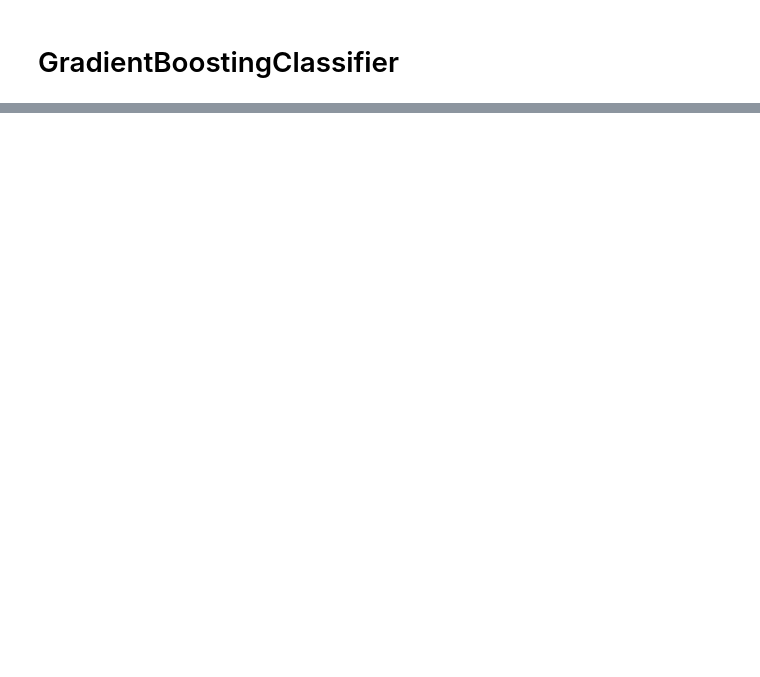
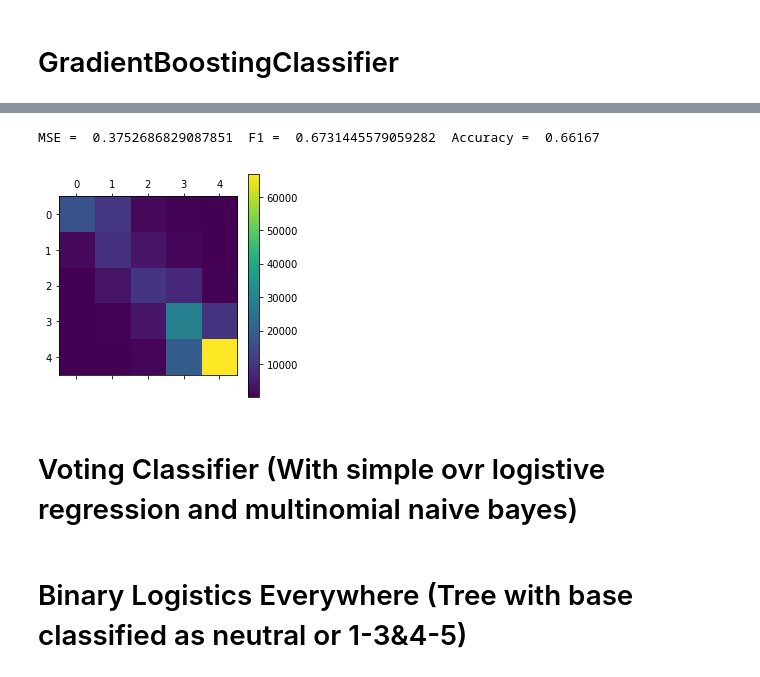
Before and after one commit to ankurshaswat/COL772, a Jupyter notebook: A1_part_1/Non Pipelined Tester.ipynb, the cells around one changed output, grey strips where cells are left out. Drawn from its saved outputs; the diff is of its cells as text; code cells hidden in the pictures; blank space fills up the shorter version.

```diff
--- a/A1_part_1/Non Pipelined Tester.ipynb
+++ b/A1_part_1/Non Pipelined Tester.ipynb
@@ -323,0 +470,12 @@ get_metrics(model,X_dev_counts,Y_dev)
+# %%
+pred_n_3_p = model1.predict_proba(X_dev_counts)
+pred_4_5 = model2.predict_proba(X_dev_counts)
+pred_1_2 = model3.predict_proba(X_dev_counts)
+
+pred = []
+
+for i in tqdm(range(len(pred1))):
+    pred.append(pred_n_3_p[i][0]*pred_1_2[i][0]*1.0 + pred_n_3_p[i][0]*pred_1_2[i][1]*2.0 + pred_n_3_p[i][1]*3.0 + pred_n_3_p[i][2]*pred_4_5[i][0]*4.0 + pred_n_3_p[i][2]*pred_4_5[i][1]*5.0)
+
+get_metrics_from_pred(pred,Y_dev)
+# %% [output]
@@ -323,0 +483,4 @@ get_metrics(model,X_dev_counts,Y_dev)
+MSE =  0.3752686829087851  F1 =  0.6731445579059282  Accuracy =  0.66167
+[figure, added]
+# %% [markdown]
+# Voting Classifier (With simple ovr logistive regression and multinomial naive bayes)
@@ -323,0 +496,2 @@ get_metrics(model,X_dev_counts,Y_dev)
+# %% [markdown]
+# Binary Logistics Everywhere (Tree with base classified as neutral or 1-3&4-5)
```
Also changed, not shown: parts of 95 cells of this notebook, 8 other files.
